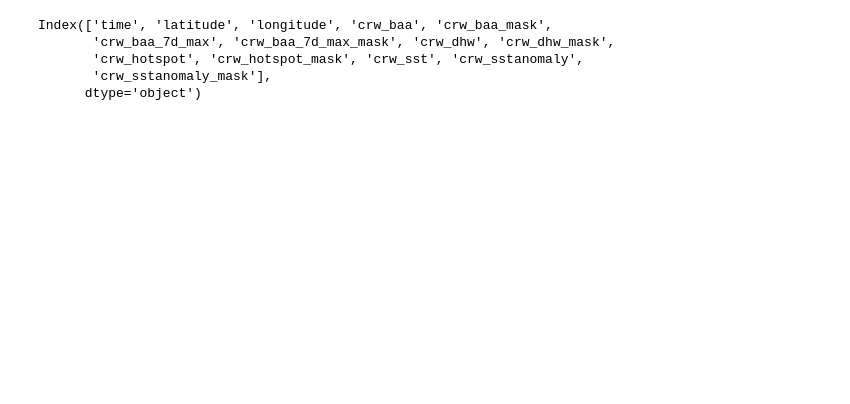
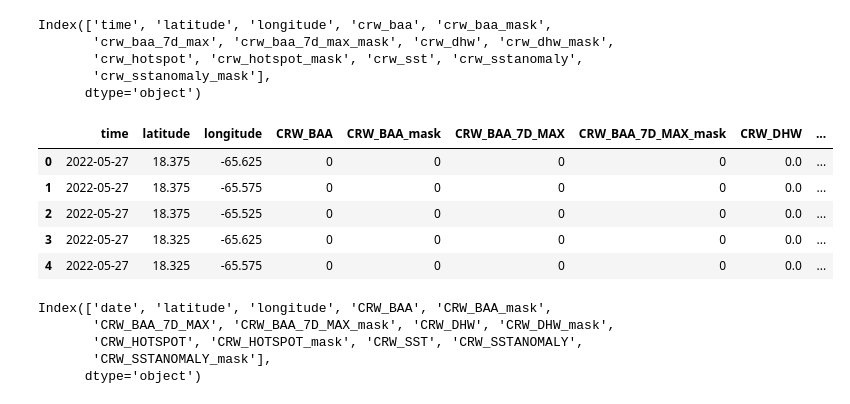
Before and after one commit to giantmagellan/deepseacorals, a Jupyter notebook: test.ipynb, the cells around one changed output. Cells and saved outputs as stored; diff of their text form; code cells hidden in the pictures; blank space fills up the shorter version.

```diff
--- a/test.ipynb
+++ b/test.ipynb
@@ -20,3 +20,22 @@ Index(['time', 'latitude', 'longitude', 'crw_baa', 'crw_baa_mask',
        'crw_hotspot', 'crw_hotspot_mask', 'crw_sst', 'crw_sstanomaly',
        'crw_sstanomaly_mask'],
       dtype='object')
+# %%
+df['time'] = pd.to_datetime(df['time']).dt.date
+df.head()
+# %% [output]
+|  | time | latitude | longitude | CRW_BAA | CRW_BAA_mask | CRW_BAA_7D_MAX | CRW_BAA_7D_MAX_mask | CRW_DHW | ... |
+| 0 | 2022-05-27 | 18.375 | -65.625 | 0 | 0 | 0 | 0 | 0.0 | ... |
+| 1 | 2022-05-27 | 18.375 | -65.575 | 0 | 0 | 0 | 0 | 0.0 | ... |
+| 2 | 2022-05-27 | 18.375 | -65.525 | 0 | 0 | 0 | 0 | 0.0 | ... |
+| 3 | 2022-05-27 | 18.325 | -65.625 | 0 | 0 | 0 | 0 | 0.0 | ... |
+| 4 | 2022-05-27 | 18.325 | -65.575 | 0 | 0 | 0 | 0 | 0.0 | ... |
+# %%
+df = df.rename(columns={'time': 'date'}, errors='raise')
+df.columns
+# %% [output]
+Index(['date', 'latitude', 'longitude', 'CRW_BAA', 'CRW_BAA_mask',
+       'CRW_BAA_7D_MAX', 'CRW_BAA_7D_MAX_mask', 'CRW_DHW', 'CRW_DHW_mask',
+       'CRW_HOTSPOT', 'CRW_HOTSPOT_mask', 'CRW_SST', 'CRW_SSTANOMALY',
+       'CRW_SSTANOMALY_mask'],
+      dtype='object')
```
Also changed, not shown: parts of 1 cell of this notebook, 1 other file.
